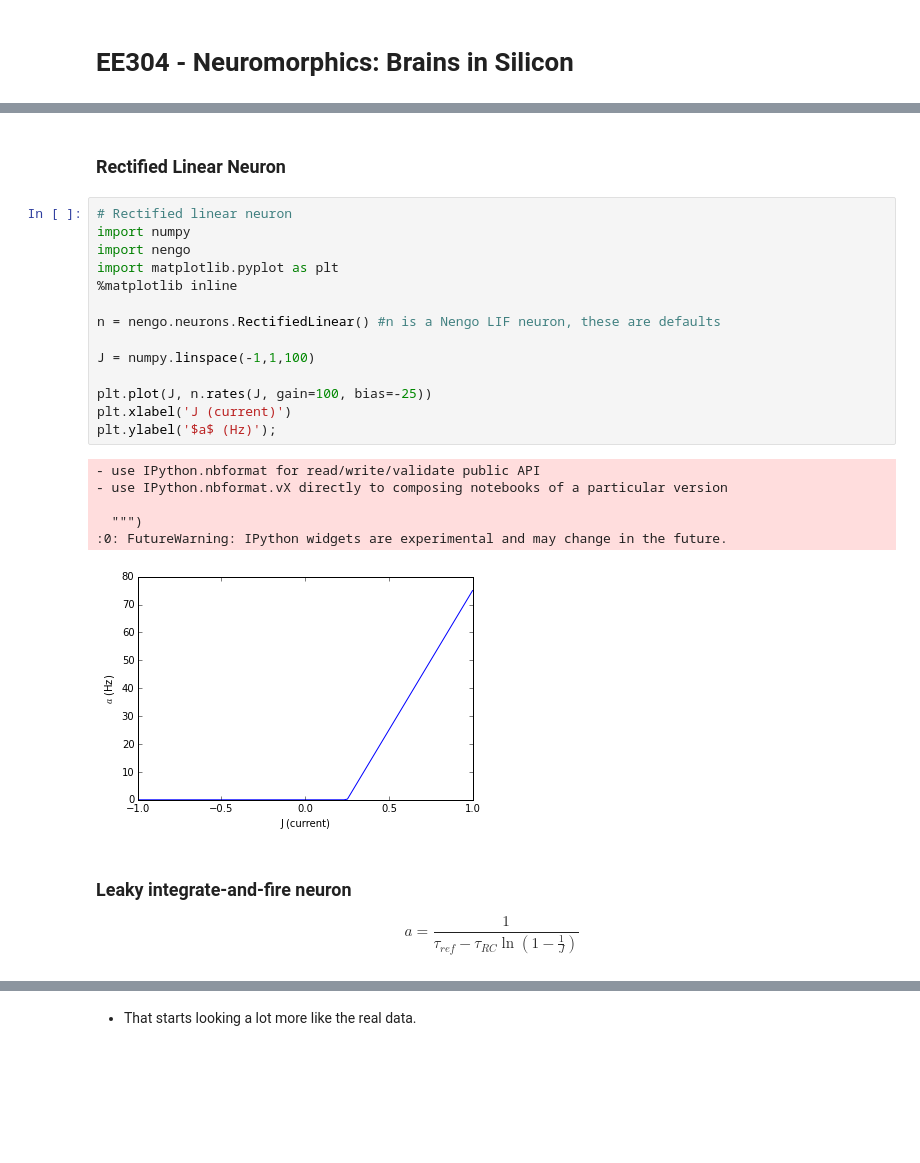
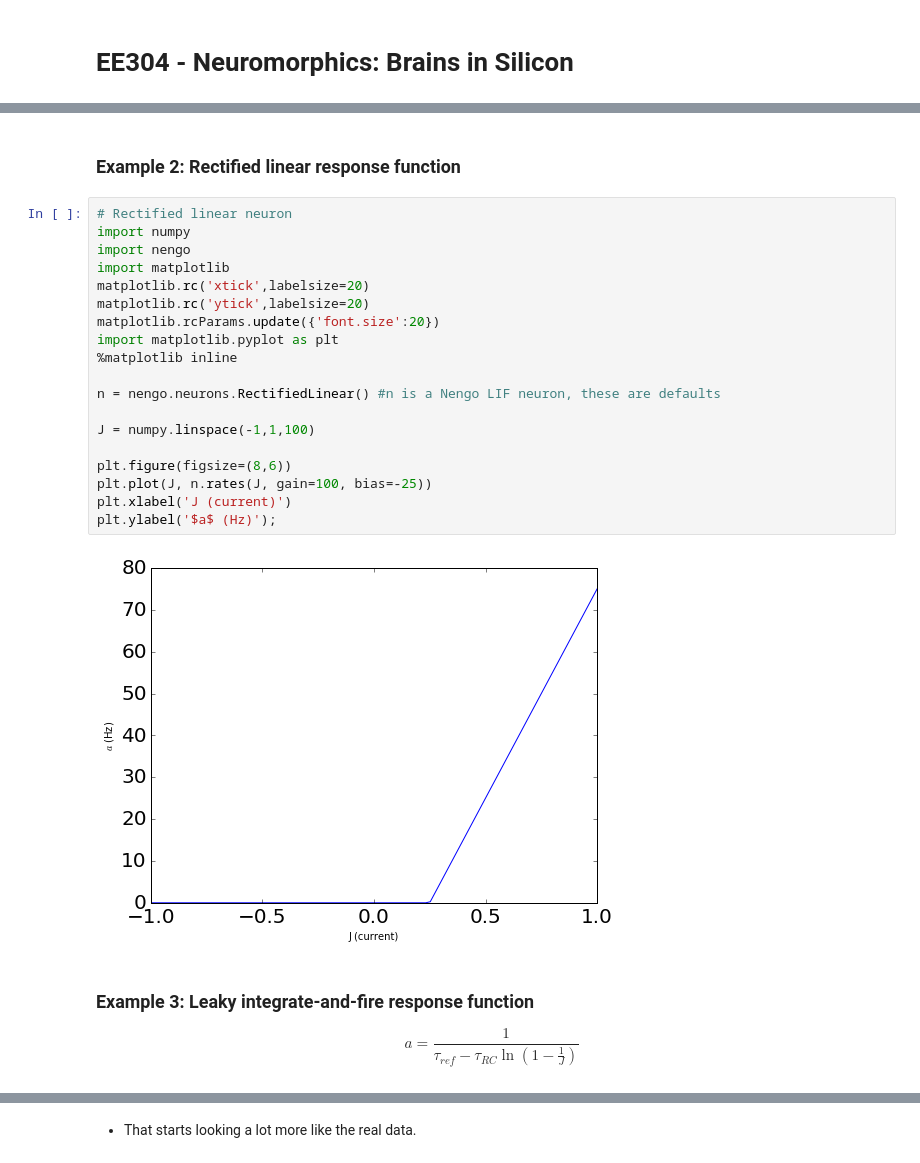
Before and after one commit to Stanford-BIS/syde556, a Jupyter notebook: EE 304 Lecture 2 Representation.ipynb, the cells around one changed output, grey strips where cells are left out. Saved outputs shown, nothing was run; the diff lists cells and outputs as text; blank space fills up the shorter version.

Commit message:
lecture 2 updates
mostly font and figuresize

```diff
--- a/EE 304 Lecture 2 Representation.ipynb
+++ b/EE 304 Lecture 2 Representation.ipynb
@@ -164,31 +174,31 @@ from IPython.display import YouTubeVideo
 YouTubeVideo('hxdPdKbqm_I', width=720, height=400, loop=1, autoplay=0)
 # %% [output]
 [interactive output not drawn]
-# %% [markdown]
-### Rectified Linear Neuron
+# %% [markdown]
+### Example 2: Rectified linear response function
 # %%
 # Rectified linear neuron
 import numpy
 import nengo
+import matplotlib
+matplotlib.rc('xtick',labelsize=20)
+matplotlib.rc('ytick',labelsize=20)
+matplotlib.rcParams.update({'font.size':20})
 import matplotlib.pyplot as plt
 %matplotlib inline
 
 n = nengo.neurons.RectifiedLinear() #n is a Nengo LIF neuron, these are defaults
 
 J = numpy.linspace(-1,1,100)
 
+plt.figure(figsize=(8,6))
 plt.plot(J, n.rates(J, gain=100, bias=-25))
 plt.xlabel('J (current)')
 plt.ylabel('$a$ (Hz)');
 # %% [output]
-- use IPython.nbformat for read/write/validate public API
-- use IPython.nbformat.vX directly to composing notebooks of a particular version
-
-  """)
-:0: FutureWarning: IPython widgets are experimental and may change in the future.
-[figure, old version]
+[figure, new version]
 # %% [markdown]
-### Leaky integrate-and-fire neuron
+### Example 3: Leaky integrate-and-fire response function
 
 $$
 a= \frac{1}{\tau_{ref}-\tau_{RC}\ln(1-\frac{1}{J})}
```
Also changed, not shown: parts of 50 cells of this notebook, 1 other file.
